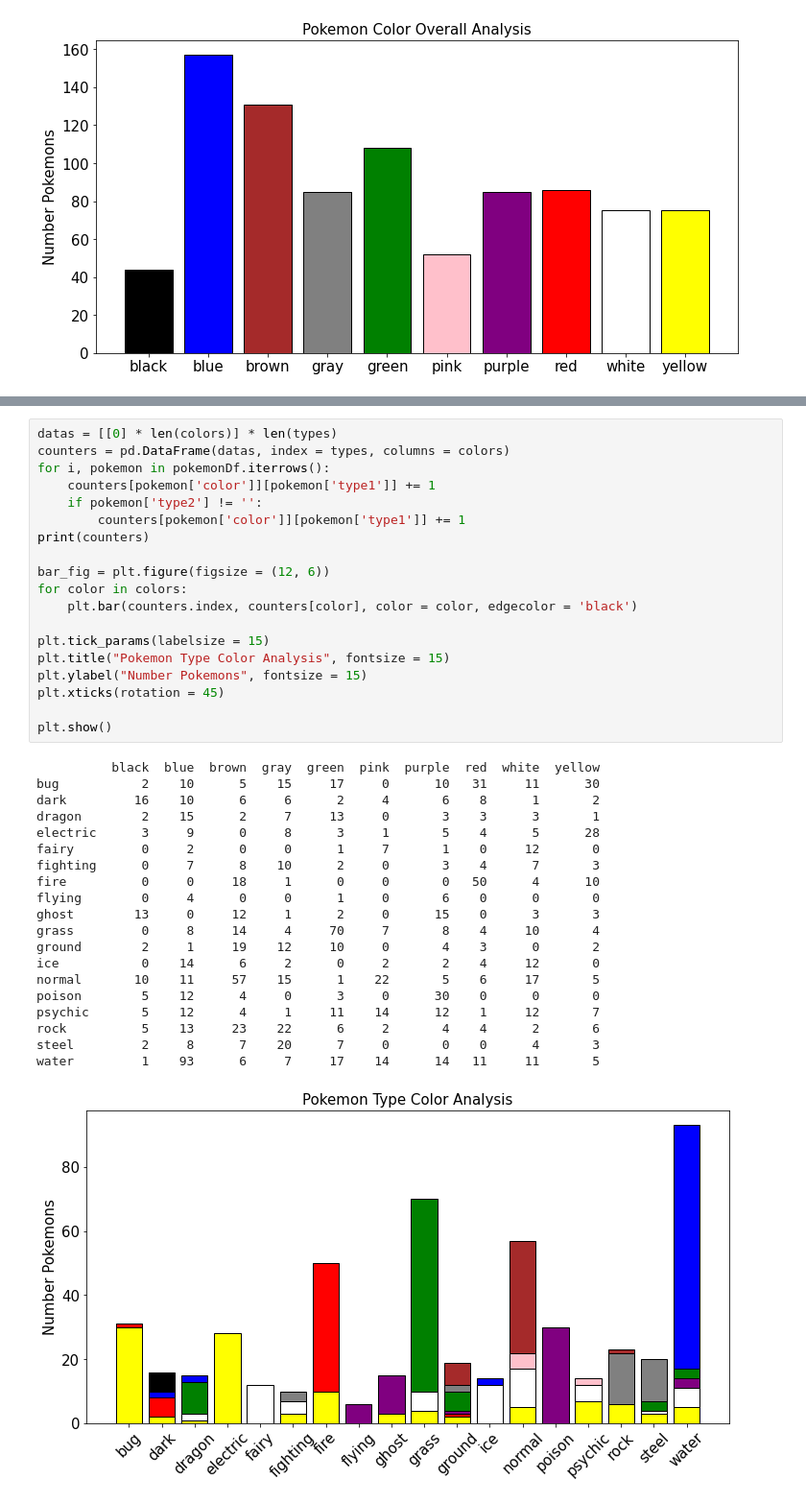
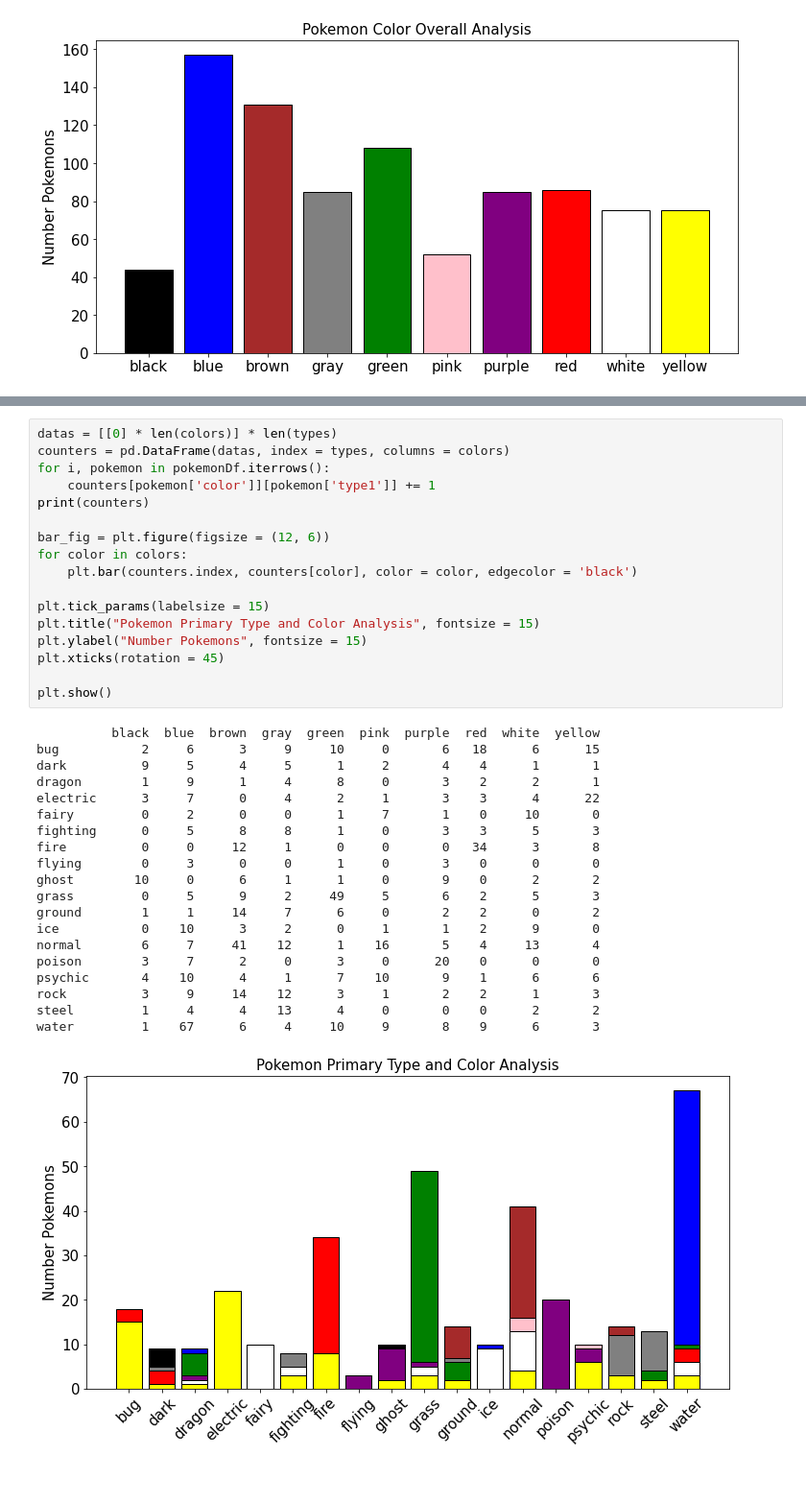
Before and after one commit to Drexel-MS-Y2-DSCI-Group-Projects/dsci521-pokemon-analysis, a Jupyter notebook: basicAnalysis/basicAnalysis.ipynb, the cells around one changed output, grey strips where cells are left out. Shown at 96% size. Saved outputs shown, nothing was run; the diff lists cells and outputs as text.

```diff
--- a/basicAnalysis/basicAnalysis.ipynb
+++ b/basicAnalysis/basicAnalysis.ipynb
@@ -108,40 +105,38 @@ Count pokemons by type and color, then display both counter details and bar char
 # %%
 datas = [[0] * len(colors)] * len(types)
 counters = pd.DataFrame(datas, index = types, columns = colors)
 for i, pokemon in pokemonDf.iterrows():
     counters[pokemon['color']][pokemon['type1']] += 1
-    if pokemon['type2'] != '':
-        counters[pokemon['color']][pokemon['type1']] += 1
 print(counters)
 
 bar_fig = plt.figure(figsize = (12, 6))
 for color in colors:
     plt.bar(counters.index, counters[color], color = color, edgecolor = 'black')
 
 plt.tick_params(labelsize = 15)
-plt.title("Pokemon Type Color Analysis", fontsize = 15)
+plt.title("Pokemon Primary Type and Color Analysis", fontsize = 15)
 plt.ylabel("Number Pokemons", fontsize = 15)
 plt.xticks(rotation = 45)
 
 plt.show()
 # %% [output]
           black  blue  brown  gray  green  pink  purple  red  white  yellow
-bug           2    10      5    15     17     0      10   31     11      30
-dark         16    10      6     6      2     4       6    8      1       2
-dragon        2    15      2     7     13     0       3    3      3       1
-electric      3     9      0     8      3     1       5    4      5      28
-fairy         0     2      0     0      1     7       1    0     12       0
-fighting      0     7      8    10      2     0       3    4      7       3
-fire          0     0     18     1      0     0       0   50      4      10
-flying        0     4      0     0      1     0       6    0      0       0
-ghost        13     0     12     1      2     0      15    0      3       3
-grass         0     8     14     4     70     7       8    4     10       4
-ground        2     1     19    12     10     0       4    3      0       2
-ice           0    14      6     2      0     2       2    4     12       0
-normal       10    11     57    15      1    22       5    6     17       5
-poison        5    12      4     0      3     0      30    0      0       0
-psychic       5    12      4     1     11    14      12    1     12       7
-rock          5    13     23    22      6     2       4    4      2       6
-steel         2     8      7    20      7     0       0    0      4       3
-water         1    93      6     7     17    14      14   11     11       5
+bug           2     6      3     9     10     0       6   18      6      15
+dark          9     5      4     5      1     2       4    4      1       1
+dragon        1     9      1     4      8     0       3    2      2       1
+electric      3     7      0     4      2     1       3    3      4      22
+fairy         0     2      0     0      1     7       1    0     10       0
+fighting      0     5      8     8      1     0       3    3      5       3
+fire          0     0     12     1      0     0       0   34      3       8
+flying        0     3      0     0      1     0       3    0      0       0
+ghost        10     0      6     1      1     0       9    0      2       2
+grass         0     5      9     2     49     5       6    2      5       3
+ground        1     1     14     7      6     0       2    2      0       2
+ice           0    10      3     2      0     1       1    2      9       0
+normal        6     7     41    12      1    16       5    4     13       4
+poison        3     7      2     0      3     0      20    0      0       0
+psychic       4    10      4     1      7    10       9    1      6       6
+rock          3     9     14    12      3     1       2    2      1       3
+steel         1     4      4    13      4     0       0    0      2       2
+water         1    67      6     4     10     9       8    9      6       3
-[figure, old version]
+[figure, new version]
```
Also changed, not shown: parts of 9 cells of this notebook.
